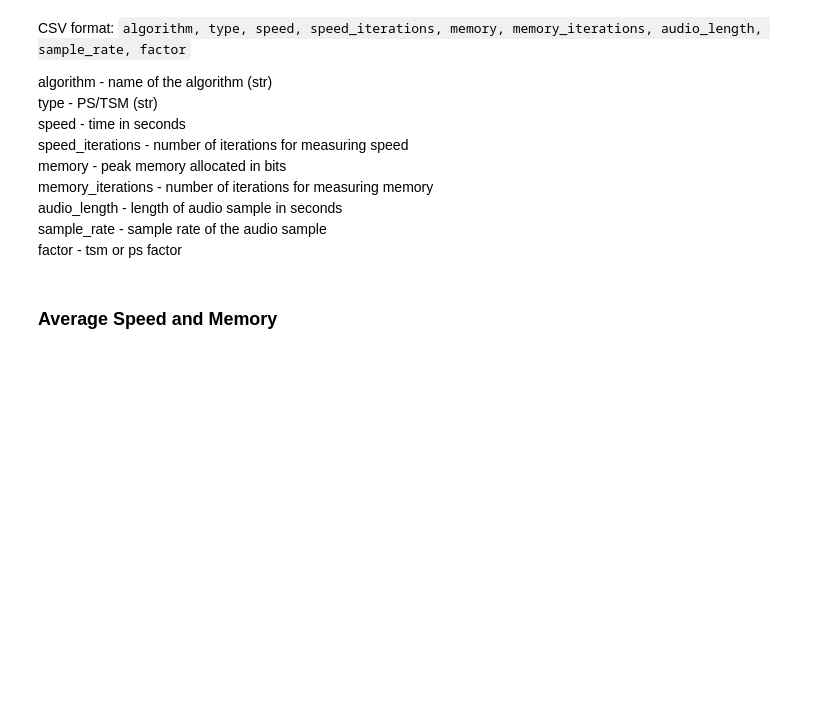
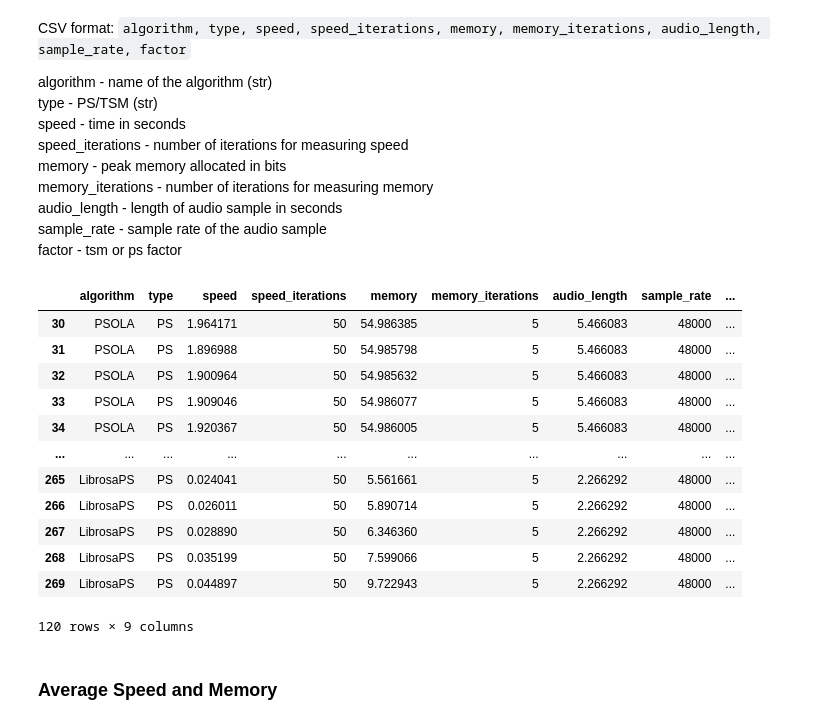
Before and after one commit to mariapolak/SMC10, a Jupyter notebook: plot_performance_metrics.ipynb, the cells around one changed output. Drawn from its saved outputs; the diff is of its cells as text; code cells hidden in the pictures; blank space fills up the shorter version.

```diff
--- a/plot_performance_metrics.ipynb
+++ b/plot_performance_metrics.ipynb
@@ -18,14 +18,29 @@ factor - tsm or ps factor
 # %%
 cmap = colormaps.get_cmap('Pastel1')
 colors = cmap.colors
 
 data = f"{config.EVAL_OBJ_DIR}/performance/performance_2504091009.csv"
 df = pd.read_csv(data)
 
 df['memory'] = df['memory'] / (1024 * 1024) # change memory usage to MB
 
 df_ps = df[df['type'] == 'PS']
 df_tsm = df[df['type'] == 'TSM']
+df_ps
+# %% [output]
+|  | algorithm | type | speed | speed_iterations | memory | memory_iterations | audio_length | sample_rate | ... |
+| 30 | PSOLA | PS | 1.964171 | 50 | 54.986385 | 5 | 5.466083 | 48000 | ... |
+| 31 | PSOLA | PS | 1.896988 | 50 | 54.985798 | 5 | 5.466083 | 48000 | ... |
+| 32 | PSOLA | PS | 1.900964 | 50 | 54.985632 | 5 | 5.466083 | 48000 | ... |
+| 33 | PSOLA | PS | 1.909046 | 50 | 54.986077 | 5 | 5.466083 | 48000 | ... |
+| 34 | PSOLA | PS | 1.920367 | 50 | 54.986005 | 5 | 5.466083 | 48000 | ... |
+| ... | ... | ... | ... | ... | ... | ... | ... | ... | ... |
+| 265 | LibrosaPS | PS | 0.024041 | 50 | 5.561661 | 5 | 2.266292 | 48000 | ... |
+| 266 | LibrosaPS | PS | 0.026011 | 50 | 5.890714 | 5 | 2.266292 | 48000 | ... |
+| 267 | LibrosaPS | PS | 0.028890 | 50 | 6.346360 | 5 | 2.266292 | 48000 | ... |
+| 268 | LibrosaPS | PS | 0.035199 | 50 | 7.599066 | 5 | 2.266292 | 48000 | ... |
+| 269 | LibrosaPS | PS | 0.044897 | 50 | 9.722943 | 5 | 2.266292 | 48000 | ... |
+120 rows × 9 columns
 # %% [markdown]
 ### Average Speed and Memory
 # %%
```
Also changed, not shown: parts of 2 cells of this notebook, 7 other files.
